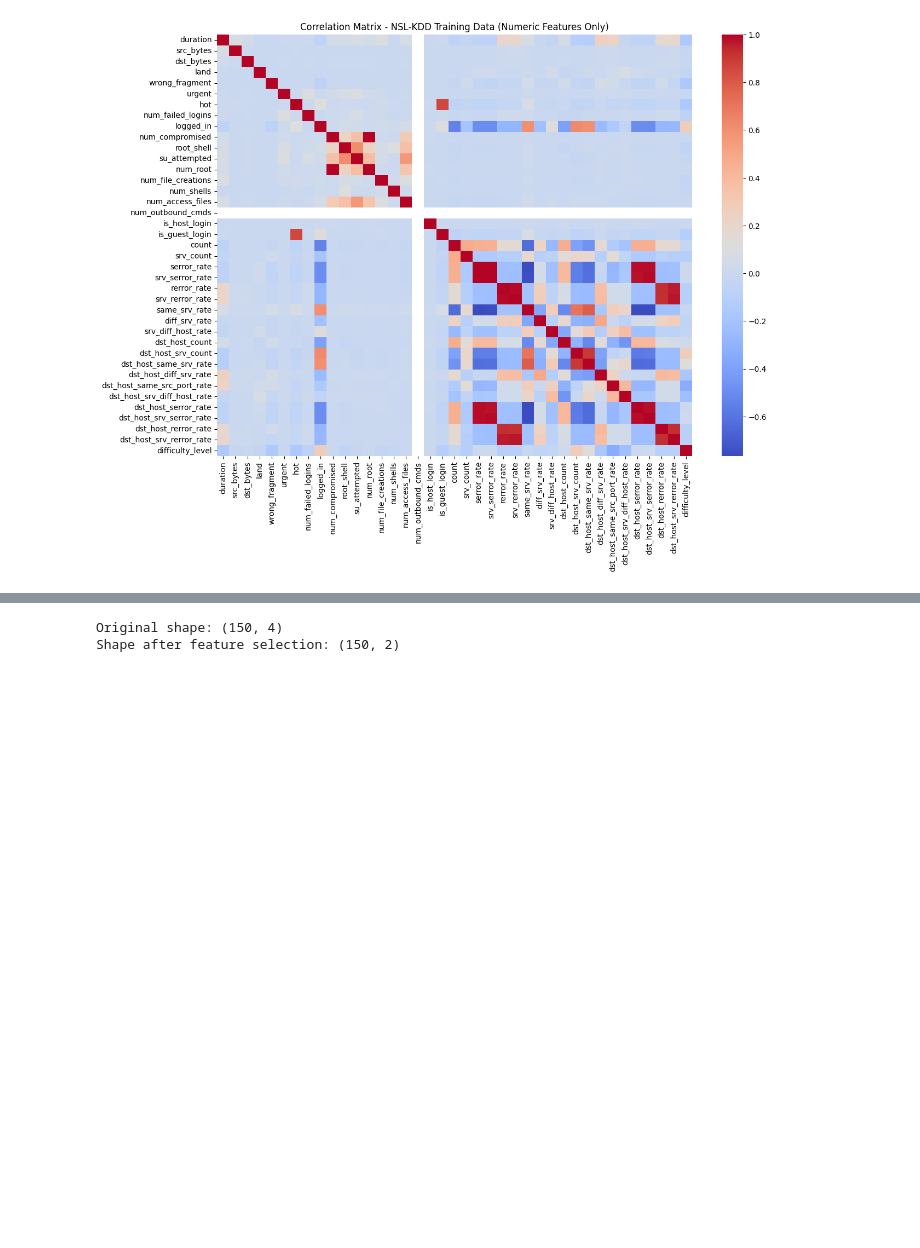
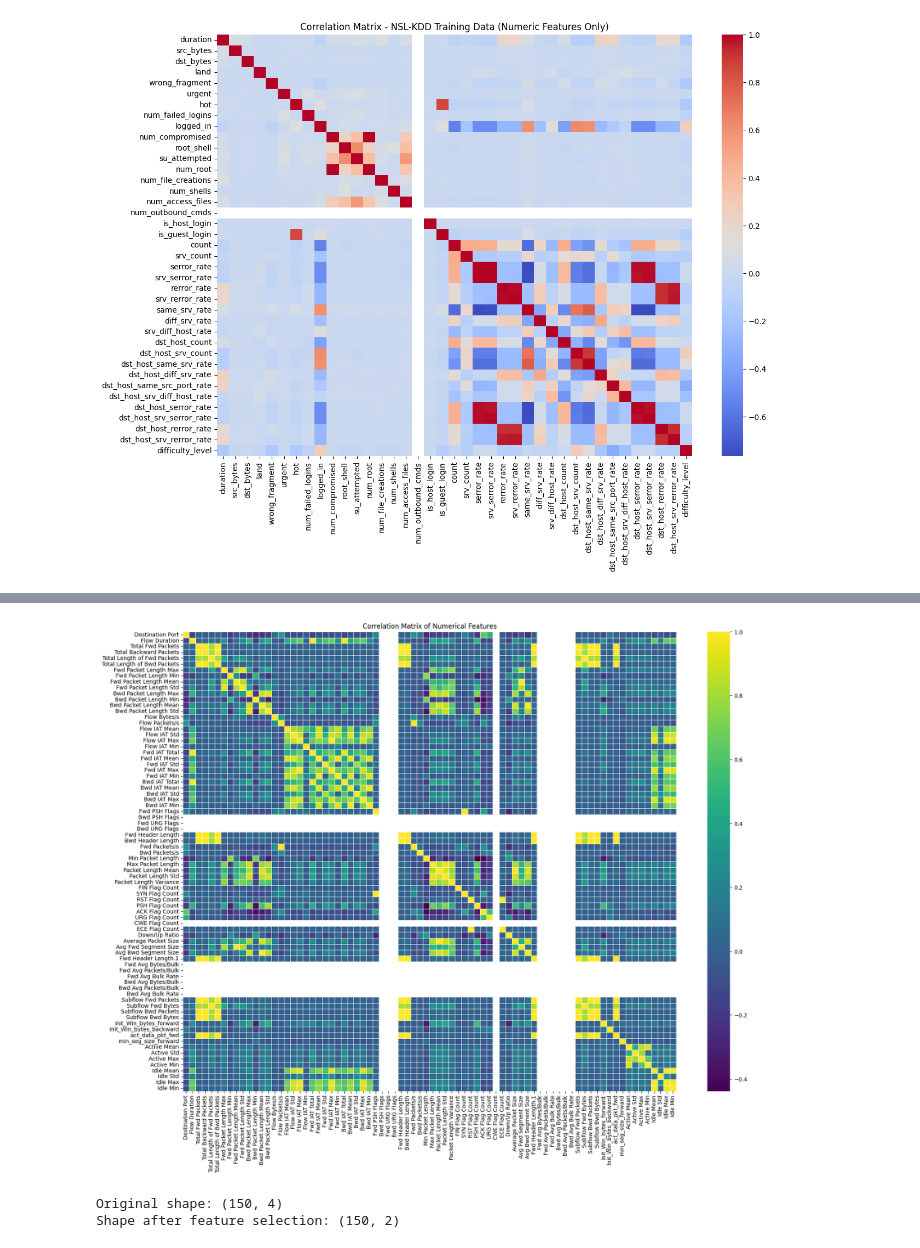
Before and after one commit to SpringBoardMentor193s/SentinelNet_Oct_Batch, a Jupyter notebook: fselection.ipynb, the cells around one changed output, grey strips where cells are left out. Drawn from its saved outputs; the diff is of its cells as text; code cells hidden in the pictures; blank space fills up the shorter version.

Commit message:
Correlation matrix

```diff
--- a/fselection.ipynb
+++ b/fselection.ipynb
@@ -197,3 +197,13 @@ difficulty_level                     1.000000
 
 [39 rows x 39 columns]
 [figure]
+# %%
+import pandas as pd
+import seaborn as sns
+import matplotlib.pyplot as plt
+
+csv_file = "/content/data/Friday-WorkingHours-Morning.pcap_ISCX.csv"
+df = pd.read_csv(csv_file)
+
+print(df.head())
+print(df.info())
@@ -200,3 +228,17 @@ difficulty_level                     1.000000
+# %%
+import matplotlib.pyplot as plt
+import seaborn as sns
+
+numerical_df = df.select_dtypes(include=['number'])
+
+correlation_matrix = numerical_df.corr()
+
+plt.figure(figsize=(20, 15))
+sns.heatmap(correlation_matrix, cmap='viridis', fmt=".2f", linewidths=.5)
+plt.title("Correlation Matrix of Numerical Features")
+plt.show()
+# %% [output]
+[figure, added]
 # %%
 from sklearn.datasets import load_iris
 from sklearn.feature_selection import SelectKBest, f_classif
```
Also changed, not shown: parts of 1 cell of this notebook.
